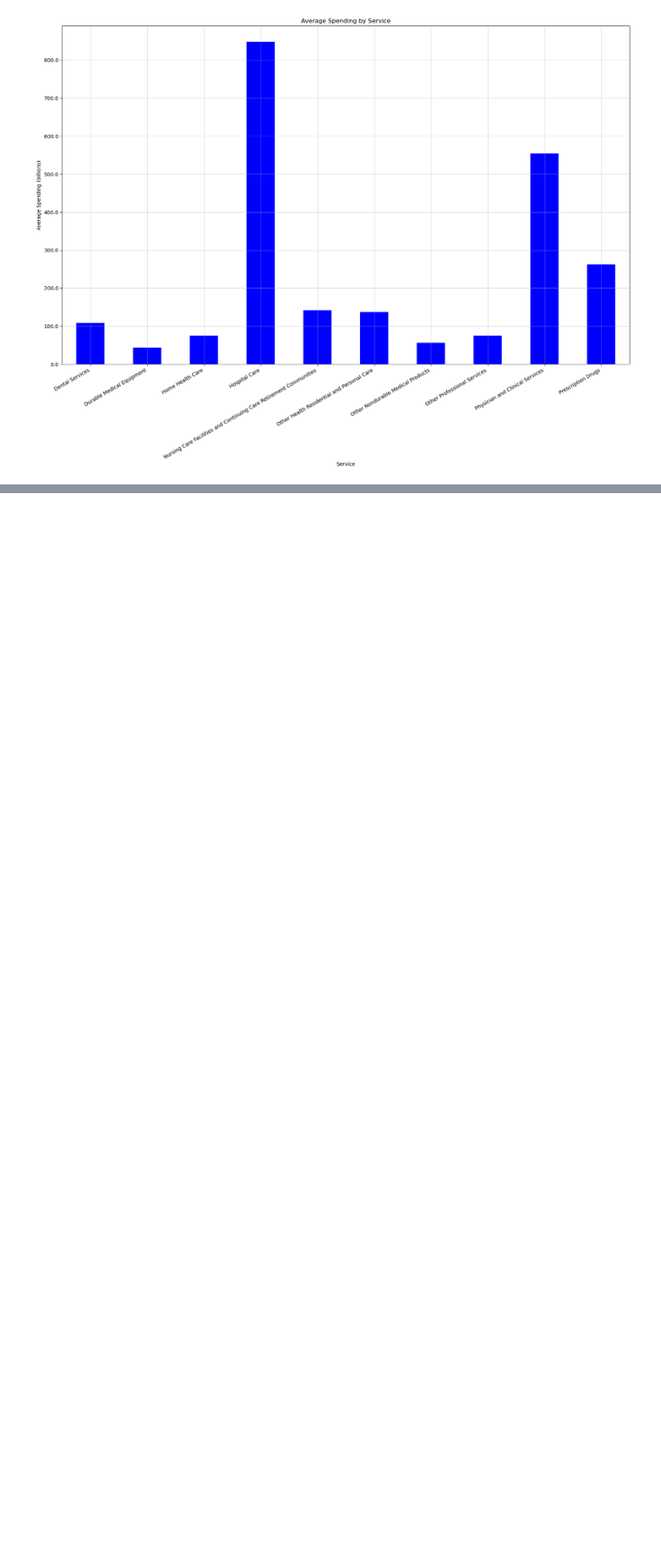
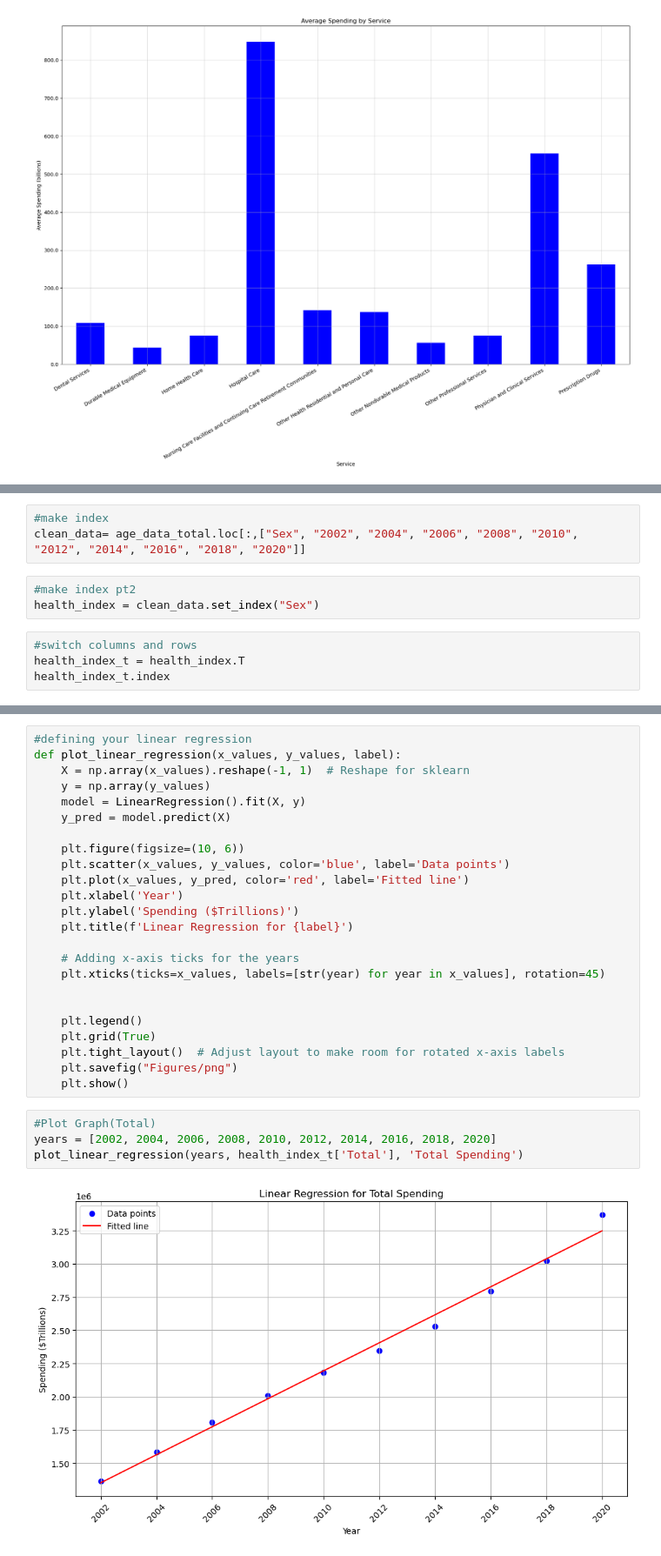
Before and after one commit to vokouns/us-healthcare-spending, a Jupyter notebook: us_healthcare_spending.ipynb, the cells around one changed output, grey strips where cells are left out. Shown at 87% size. Cells and saved outputs as stored; diff of their text form; blank space fills up the shorter version.

```diff
--- a/us_healthcare_spending.ipynb
+++ b/us_healthcare_spending.ipynb
@@ -958,0 +976,10 @@ plt.show()
+# %%
+#make index
+clean_data= age_data_total.loc[:,["Sex", "2002", "2004", "2006", "2008", "2010", "2012", "2014", "2016", "2018", "2020"]]
+# %%
+#make index pt2
+health_index = clean_data.set_index("Sex")
+# %%
+#switch columns and rows
+health_index_t = health_index.T
+health_index_t.index
@@ -958,0 +1005,30 @@ plt.show()
+# %%
+#defining your linear regression
+def plot_linear_regression(x_values, y_values, label):
+    X = np.array(x_values).reshape(-1, 1)  # Reshape for sklearn
+    y = np.array(y_values)
+    model = LinearRegression().fit(X, y)
+    y_pred = model.predict(X)
+
+    plt.figure(figsize=(10, 6))
+    plt.scatter(x_values, y_values, color='blue', label='Data points')
+    plt.plot(x_values, y_pred, color='red', label='Fitted line')
+    plt.xlabel('Year')
+    plt.ylabel('Spending ($Trillions)')
+    plt.title(f'Linear Regression for {label}')
+
+    # Adding x-axis ticks for the years
+    plt.xticks(ticks=x_values, labels=[str(year) for year in x_values], rotation=45)
+
+
+    plt.legend()
+    plt.grid(True)
+    plt.tight_layout()  # Adjust layout to make room for rotated x-axis labels
+    plt.savefig("Figures/png")
+    plt.show()
+# %%
+#Plot Graph(Total)
+years = [2002, 2004, 2006, 2008, 2010, 2012, 2014, 2016, 2018, 2020]
+plot_linear_regression(years, health_index_t['Total'], 'Total Spending')
+# %% [output]
+[figure, added]
```
Also changed, not shown: parts of 8 cells of this notebook, 1 other file.
